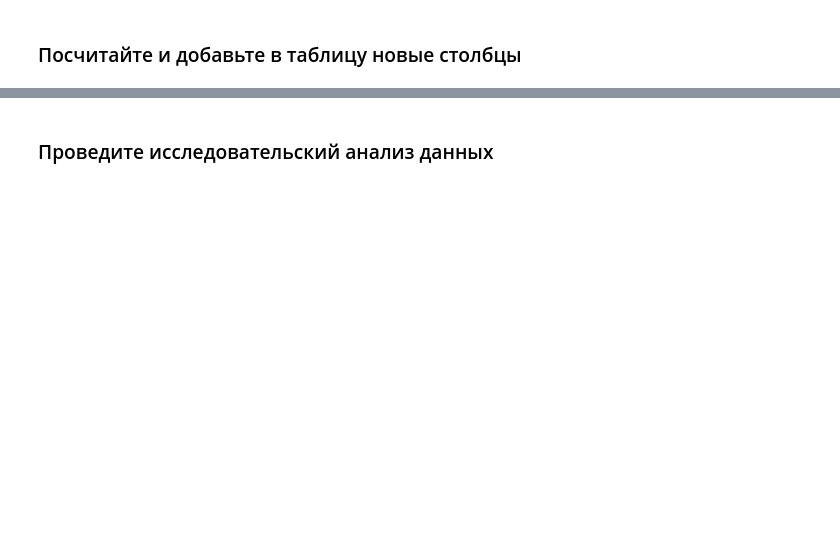
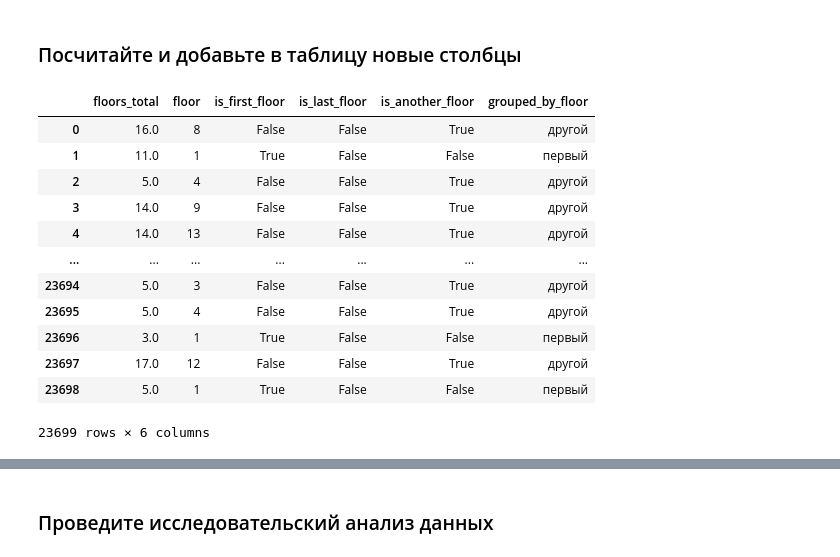
Before and after one commit to anthonypotekhin/studying, a Jupyter notebook: yandex_practicum/data_analysis_research_proj.ipynb, the cells around one changed output, grey strips where cells are left out. Saved outputs shown, nothing was run; the diff lists cells and outputs as text; code cells hidden in the pictures; blank space fills up the shorter version.

```diff
--- a/yandex_practicum/data_analysis_research_proj.ipynb
+++ b/yandex_practicum/data_analysis_research_proj.ipynb
@@ -346,0 +548,10 @@ IntCastingNaNError: Cannot convert non-finite values (NA or inf) to integer
+# %%
+# день недели, месяц, год публикации
+data['weekday_fd_exp'] = data.first_day_exposition.dt.weekday
+data['month_fd_exp'] = data.first_day_exposition.dt.month
+data['year_fd_exp'] = data.first_day_exposition.dt.year
+# %%
+# создадим вспомогтальные столбцы (необязательно) с булевыми значениями
+data['is_first_floor'] = data.floor == 1
+data['is_last_floor'] = (data.floor == data.floors_total) & (data.floor !=1)
+data['is_another_floor'] = (~data.is_first_floor) & (~data.is_last_floor)
@@ -346,0 +567,17 @@ IntCastingNaNError: Cannot convert non-finite values (NA or inf) to integer
+# %%
+# проверяем
+data[['floors_total', 'floor', 'is_first_floor', 'is_last_floor','is_another_floor','grouped_by_floor']]
+# %% [output]
+|  | floors_total | floor | is_first_floor | is_last_floor | is_another_floor | grouped_by_floor |
+| 0 | 16.0 | 8 | False | False | True | другой |
+| 1 | 11.0 | 1 | True | False | False | первый |
+| 2 | 5.0 | 4 | False | False | True | другой |
+| 3 | 14.0 | 9 | False | False | True | другой |
+| 4 | 14.0 | 13 | False | False | True | другой |
+| ... | ... | ... | ... | ... | ... | ... |
+| 23694 | 5.0 | 3 | False | False | True | другой |
+| 23695 | 5.0 | 4 | False | False | True | другой |
+| 23696 | 3.0 | 1 | True | False | False | первый |
+| 23697 | 17.0 | 12 | False | False | True | другой |
+| 23698 | 5.0 | 1 | True | False | False | первый |
+23699 rows × 6 columns
```
Also changed, not shown: parts of 45 cells of this notebook, 1 other file.
